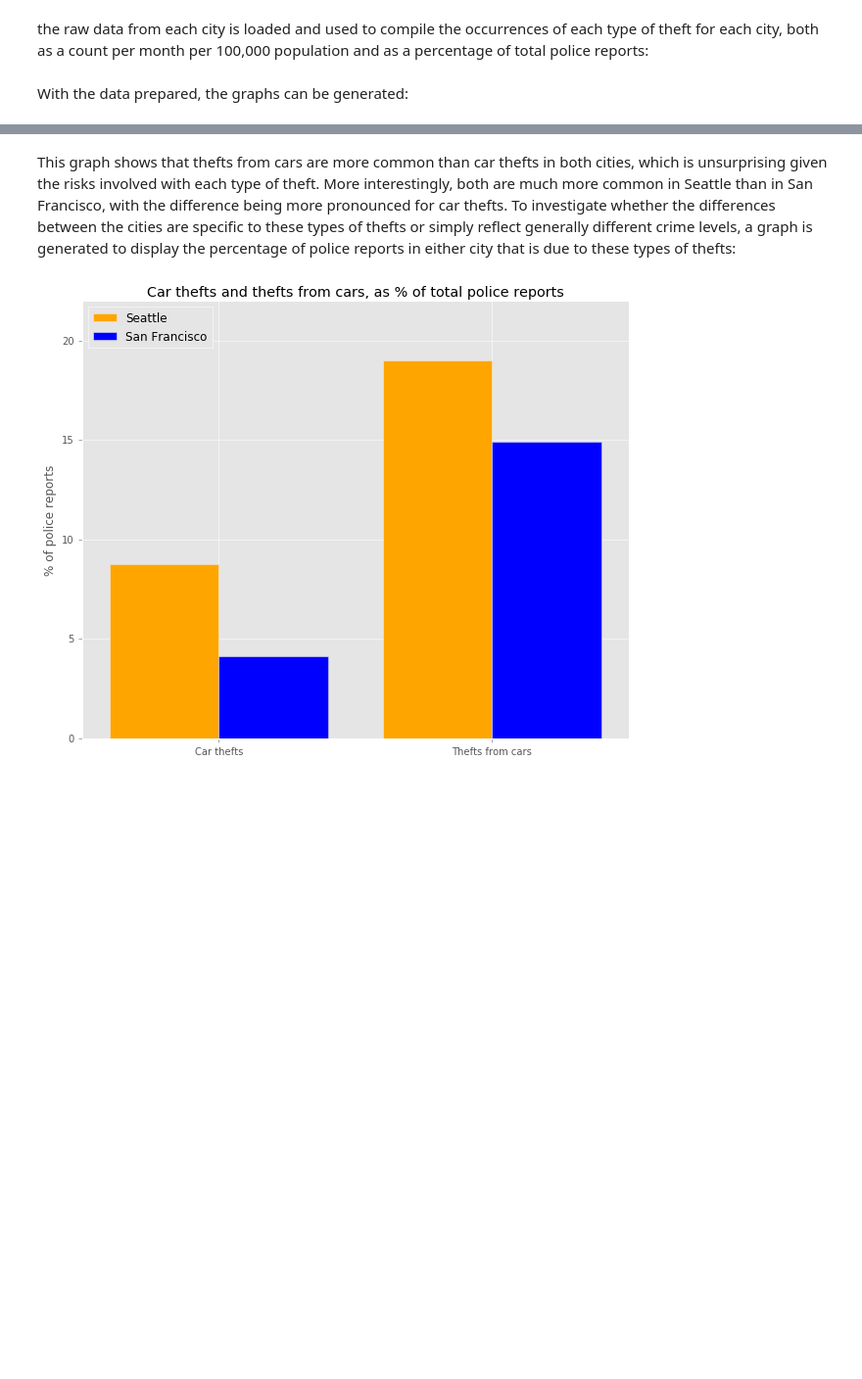
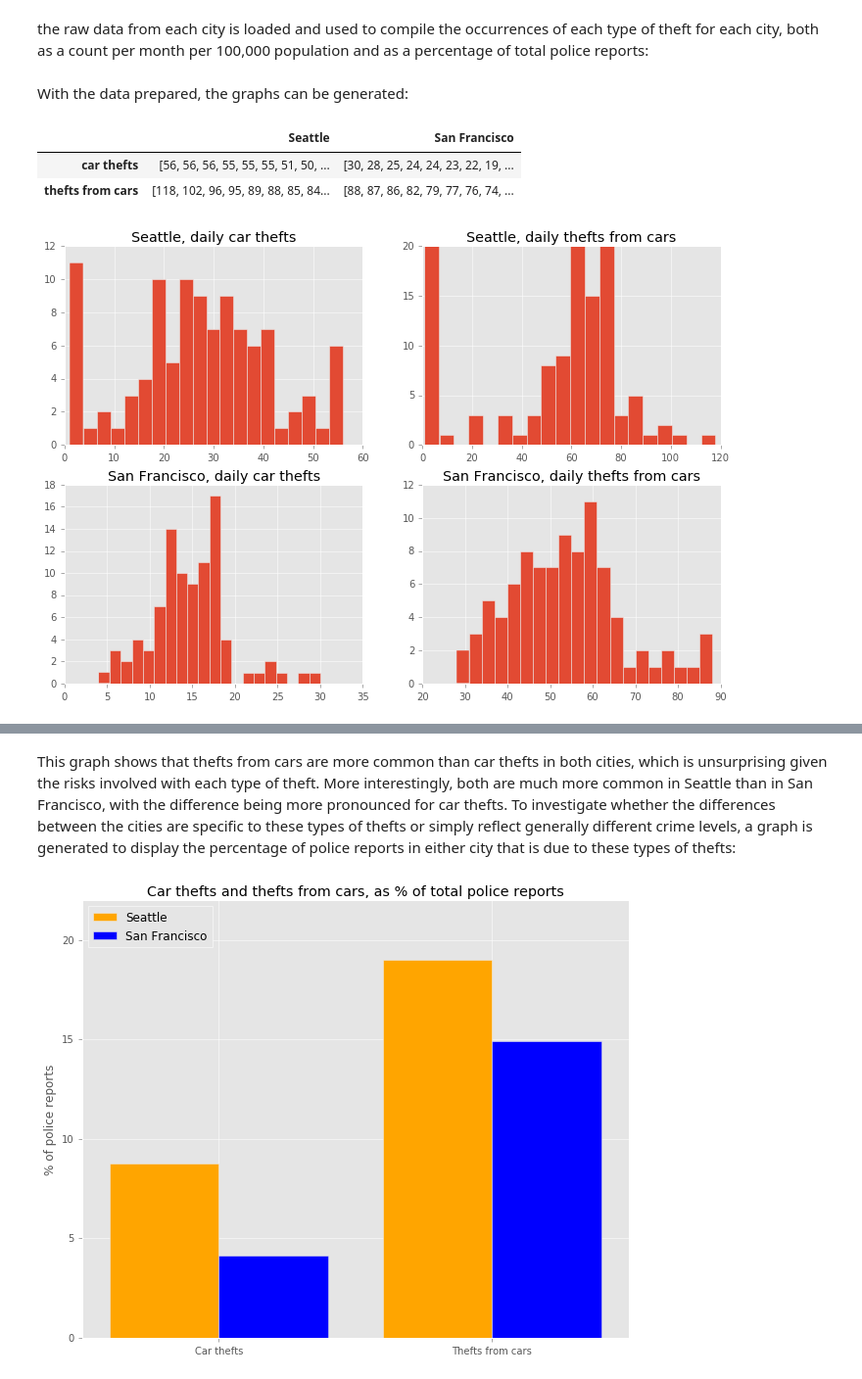
Before and after one commit to albertwildeman/Car-theft-Seattle-SF, a Jupyter notebook: Car_theft_Seattle_SF.ipynb, the cells around one changed output, grey strips where cells are left out. Shown at 98% size. Drawn from its saved outputs; the diff is of its cells as text; code cells hidden in the pictures; blank space fills up the shorter version.

```diff
--- a/Car_theft_Seattle_SF.ipynb
+++ b/Car_theft_Seattle_SF.ipynb
@@ -45,3 +45,34 @@ per_ttl = pd.concat([100*Se/total_Se,100*SF/total_Se], axis=1)
 per_ttl.columns = ['Se', 'SF']
 # %% [markdown]
 With the data prepared, the graphs can be generated:
+# %%
+Se_cartheft_byday = df_Se.loc[ df_Se['Offense Code']=='2404', 'Date Reported'].apply(lambda x : x[:10]).value_counts().values
+Se_carprowl_byday = df_Se.loc[ df_Se['Offense Code']=='2305', 'Date Reported'].apply(lambda x : x[:10]).value_counts().values
+
+SF_cartheft_byday = df_SF.loc[ df_SF['Descript']=='STOLEN AUTOMOBILE', 'Date'].value_counts().values
+SF_carprowl_byday = df_SF.loc[(df_SF['Descript']=='GRAND THEFT FROM LOCKED AUTO') |
+                              (df_SF['Descript']=='PETTY THEFT FROM LOCKED AUTO') |
+                              (df_SF['Descript']=='PETTY THEFT FROM UNLOCKED AUTO'), 'Date'].value_counts().values
+
+# try a df instead
+daily_counts = pd.DataFrame(data = [[Se_cartheft_byday, SF_cartheft_byday], [Se_carprowl_byday, SF_carprowl_byday]],
+                            columns = ['Seattle', 'San Francisco'], index=['car thefts','thefts from cars'])
+daily_counts
+# %% [output]
+|  | Seattle | San Francisco |
+| car thefts | [56, 56, 56, 55, 55, 55, 51, 50, ... | [30, 28, 25, 24, 24, 23, 22, 19, ... |
+| thefts from cars | [118, 102, 96, 95, 89, 88, 85, 84... | [88, 87, 86, 82, 79, 77, 76, 74, ... |
+# %%
+cities = ["Seattle", "San Francisco"]
+crimes = ["car thefts", "thefts from cars"]
+
+f, axarr = plt.subplots(2, 2)
+
+for icity in [0,1]:
+    for icrime in [0,1]:
+        axarr[icity, icrime].hist(daily_counts.loc[crimes[icrime], cities[icity]], bins=20)
+        axarr[icity, icrime].set_title(cities[icity] + ", daily " + crimes[icrime])
+        axarr[icity, icrime].xaxis.tick_bottom()
+        axarr[icity, icrime].yaxis.tick_left()
+# %% [output]
+[figure, added]
```
Also changed, not shown: parts of 4 cells of this notebook.
